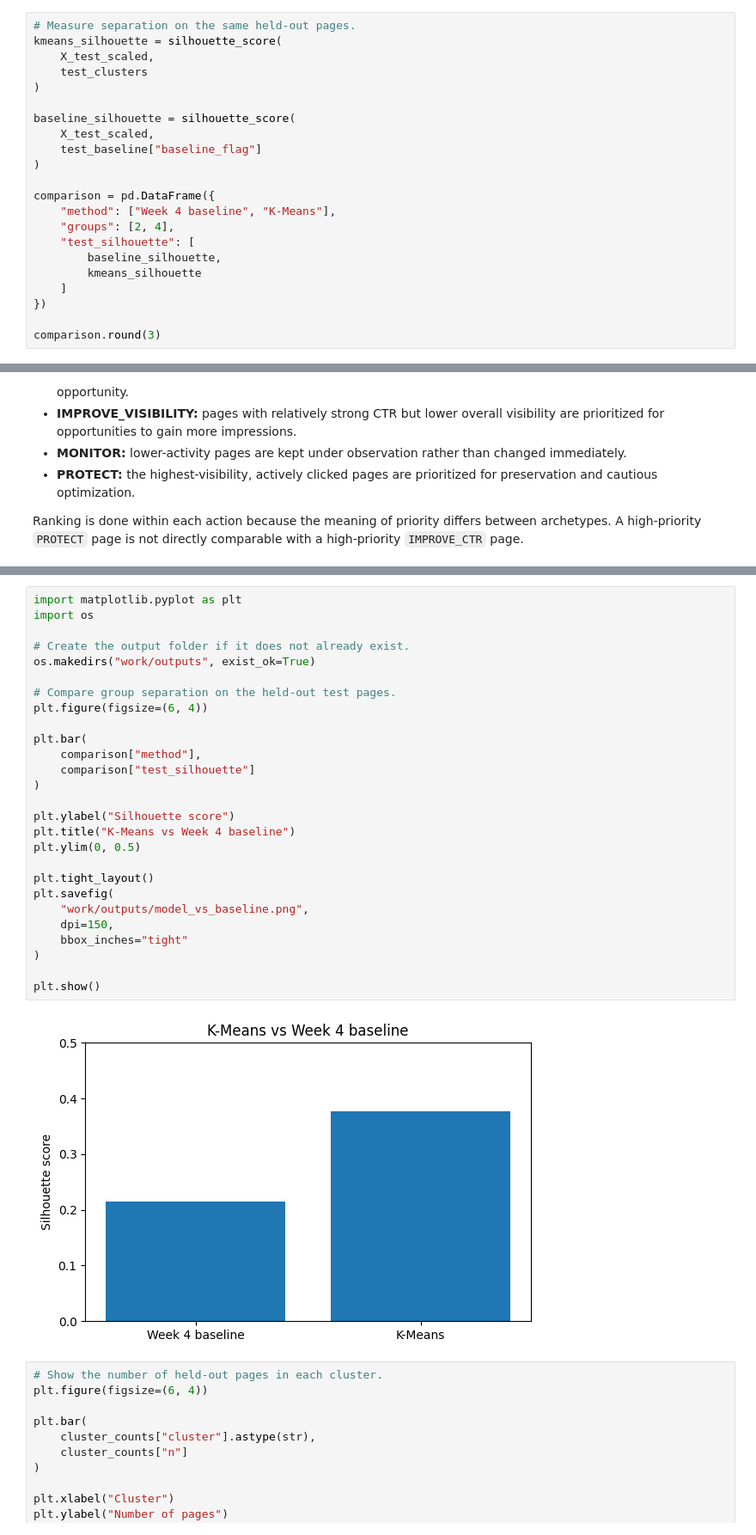
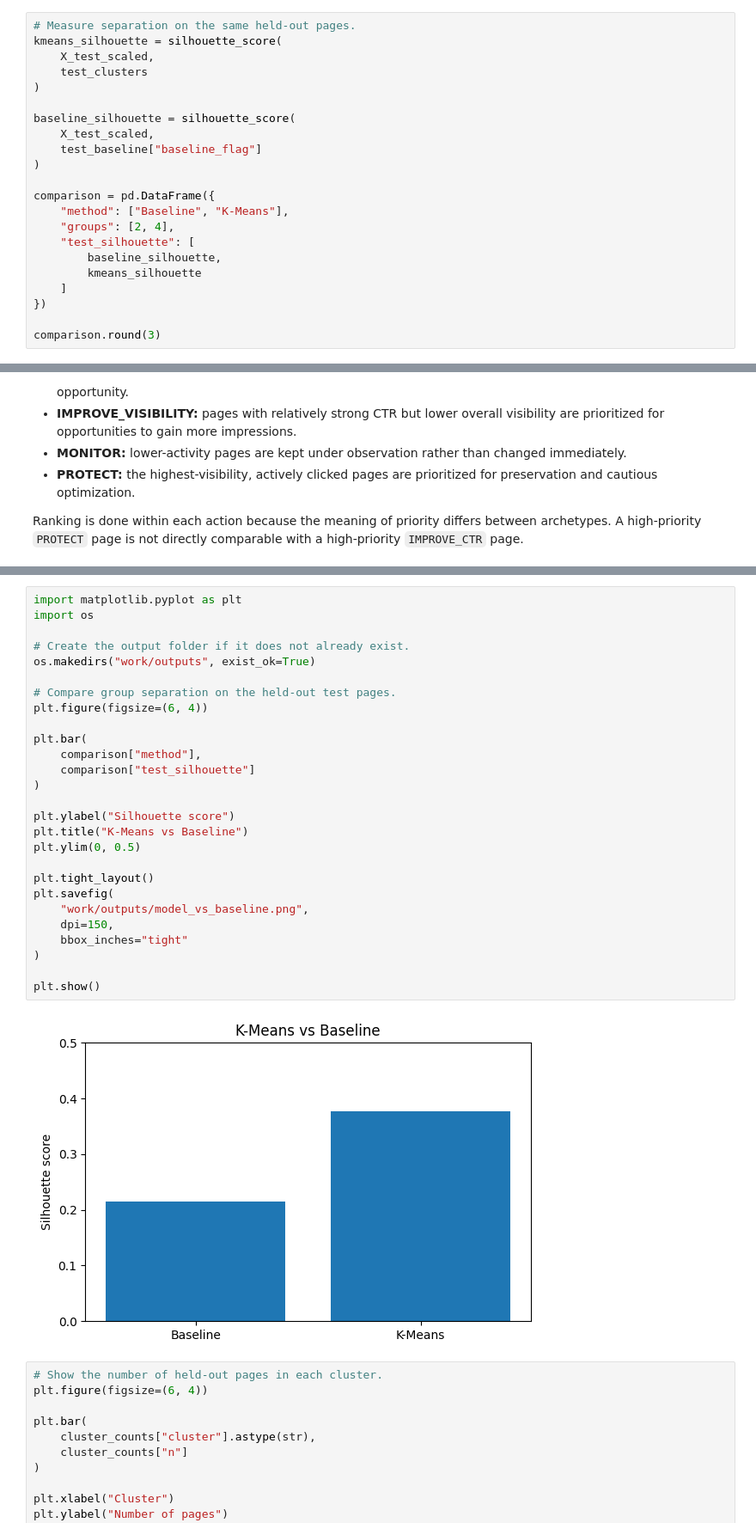
Before and after one commit to zmhibner-gif/ml_internship, a Jupyter notebook: work/notebooks/capstone.ipynb, the cells around one changed output, grey strips where cells are left out. Shown at 86% size. Cells and saved outputs as stored; diff of their text form.

```diff
--- a/work/notebooks/capstone.ipynb
+++ b/work/notebooks/capstone.ipynb
@@ -363,7 +363,7 @@ baseline_silhouette = silhouette_score(
 )
 
 comparison = pd.DataFrame({
-    "method": ["Week 4 baseline", "K-Means"],
+    "method": ["Baseline", "K-Means"],
     "groups": [2, 4],
     "test_silhouette": [
         baseline_silhouette,
@@ -571,32 +571,32 @@ These artifacts are used to show both the quantitative model comparison and the
 # %%
 import matplotlib.pyplot as plt
 import os
 
 # Create the output folder if it does not already exist.
 os.makedirs("work/outputs", exist_ok=True)
 
 # Compare group separation on the held-out test pages.
 plt.figure(figsize=(6, 4))
 
 plt.bar(
     comparison["method"],
     comparison["test_silhouette"]
 )
 
 plt.ylabel("Silhouette score")
-plt.title("K-Means vs Week 4 baseline")
+plt.title("K-Means vs Baseline")
 plt.ylim(0, 0.5)
 
 plt.tight_layout()
 plt.savefig(
     "work/outputs/model_vs_baseline.png",
     dpi=150,
     bbox_inches="tight"
 )
 
 plt.show()
 # %% [output]
-[figure, old version]
+[figure, new version]
 # %%
 # Show the number of held-out pages in each cluster.
 plt.figure(figsize=(6, 4))
```
Also changed, not shown: parts of 2 cells of this notebook.
